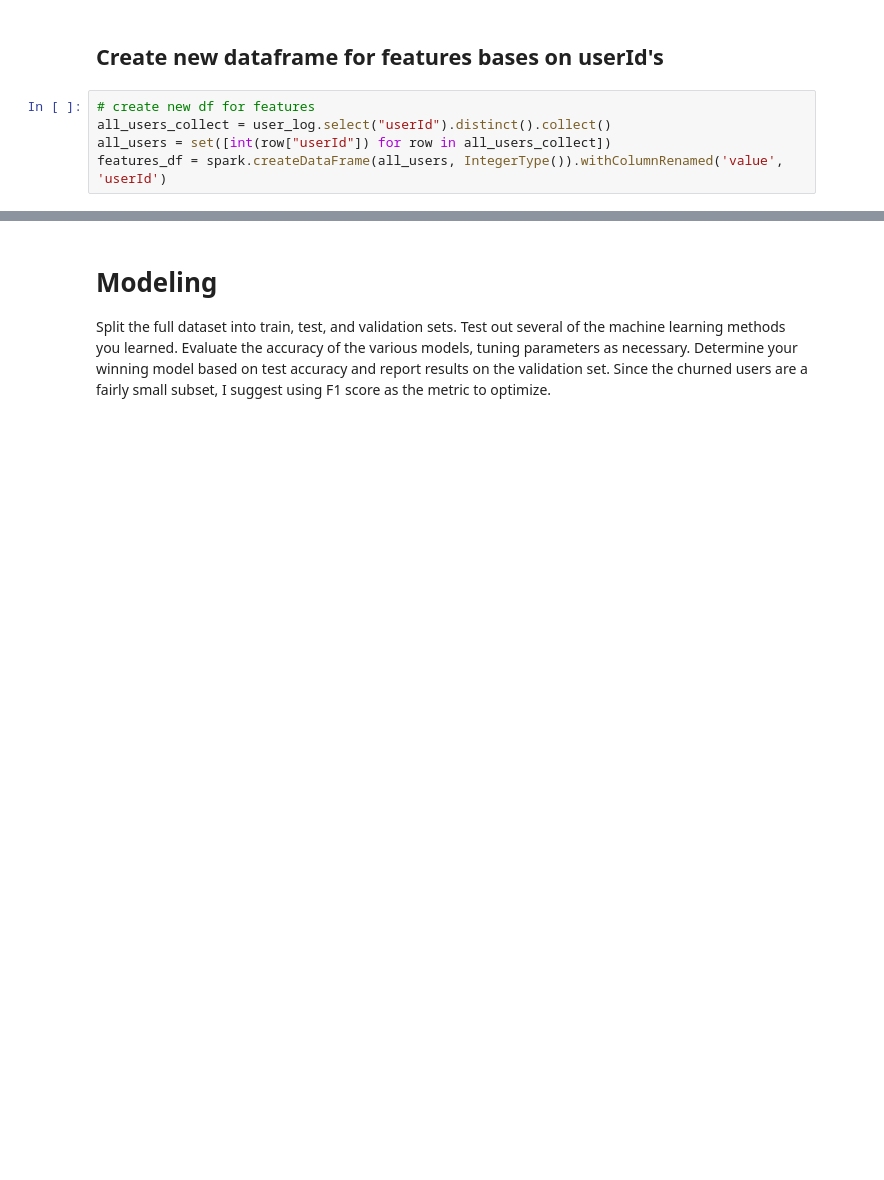
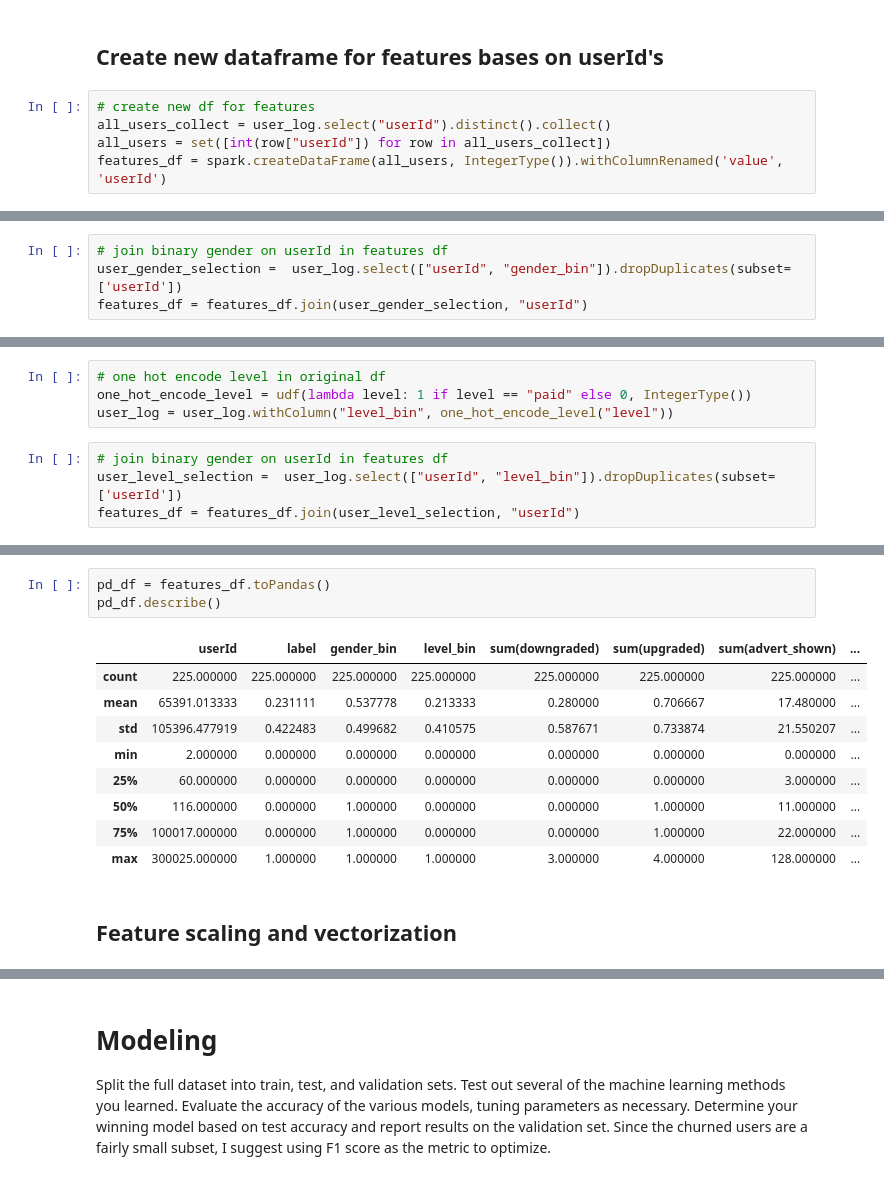
Before and after one commit to bofflord/sparkify, a Jupyter notebook: Sparkify.ipynb, the cells around one changed output, grey strips where cells are left out. Drawn from its saved outputs; the diff is of its cells as text; blank space fills up the shorter version.

```diff
--- a/Sparkify.ipynb
+++ b/Sparkify.ipynb
@@ -756,0 +761,4 @@ features_df = spark.createDataFrame(all_users, IntegerType()).withColumnRenamed(
+# %%
+# join binary gender on userId in features df
+user_gender_selection =  user_log.select(["userId", "gender_bin"]).dropDuplicates(subset=['userId'])
+features_df = features_df.join(user_gender_selection, "userId")
@@ -756,0 +769,8 @@ features_df = spark.createDataFrame(all_users, IntegerType()).withColumnRenamed(
+# %%
+# one hot encode level in original df
+one_hot_encode_level = udf(lambda level: 1 if level == "paid" else 0, IntegerType())
+user_log = user_log.withColumn("level_bin", one_hot_encode_level("level"))
+# %%
+# join binary gender on userId in features df
+user_level_selection =  user_log.select(["userId", "level_bin"]).dropDuplicates(subset=['userId'])
+features_df = features_df.join(user_level_selection, "userId")
@@ -760,0 +834,15 @@ DataFrame[value: int]
+# %%
+pd_df = features_df.toPandas()
+pd_df.describe()
+# %% [output]
+|  | userId | label | gender_bin | level_bin | sum(downgraded) | sum(upgraded) | sum(advert_shown) | ... |
+| count | 225.000000 | 225.000000 | 225.000000 | 225.000000 | 225.000000 | 225.000000 | 225.000000 | ... |
+| mean | 65391.013333 | 0.231111 | 0.537778 | 0.213333 | 0.280000 | 0.706667 | 17.480000 | ... |
+| std | 105396.477919 | 0.422483 | 0.499682 | 0.410575 | 0.587671 | 0.733874 | 21.550207 | ... |
+| min | 2.000000 | 0.000000 | 0.000000 | 0.000000 | 0.000000 | 0.000000 | 0.000000 | ... |
+| 25% | 60.000000 | 0.000000 | 0.000000 | 0.000000 | 0.000000 | 0.000000 | 3.000000 | ... |
+| 50% | 116.000000 | 0.000000 | 1.000000 | 0.000000 | 0.000000 | 1.000000 | 11.000000 | ... |
+| 75% | 100017.000000 | 0.000000 | 1.000000 | 0.000000 | 0.000000 | 1.000000 | 22.000000 | ... |
+| max | 300025.000000 | 1.000000 | 1.000000 | 1.000000 | 3.000000 | 4.000000 | 128.000000 | ... |
+# %% [markdown]
+## Feature scaling and vectorization
```
Also changed, not shown: parts of 51 cells of this notebook, 1 other file.
